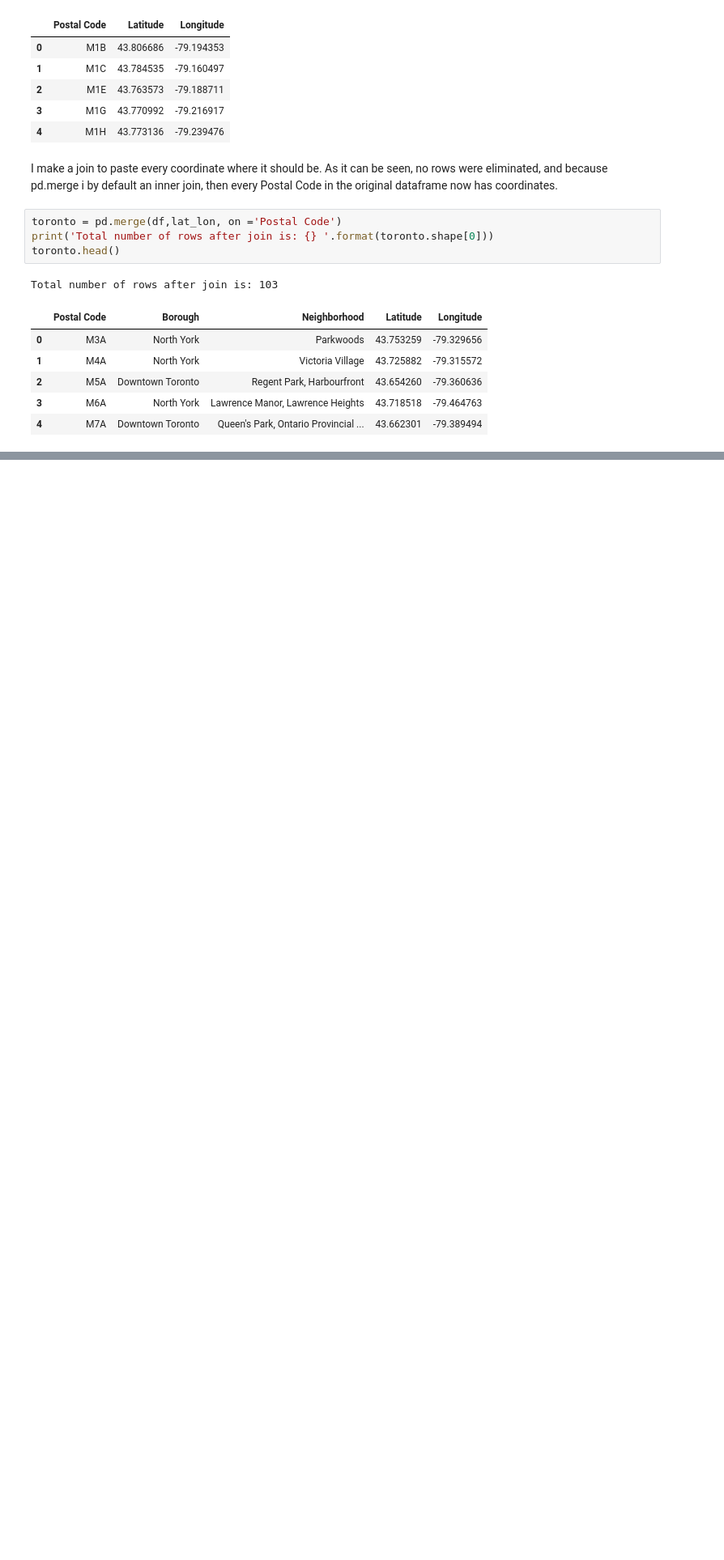
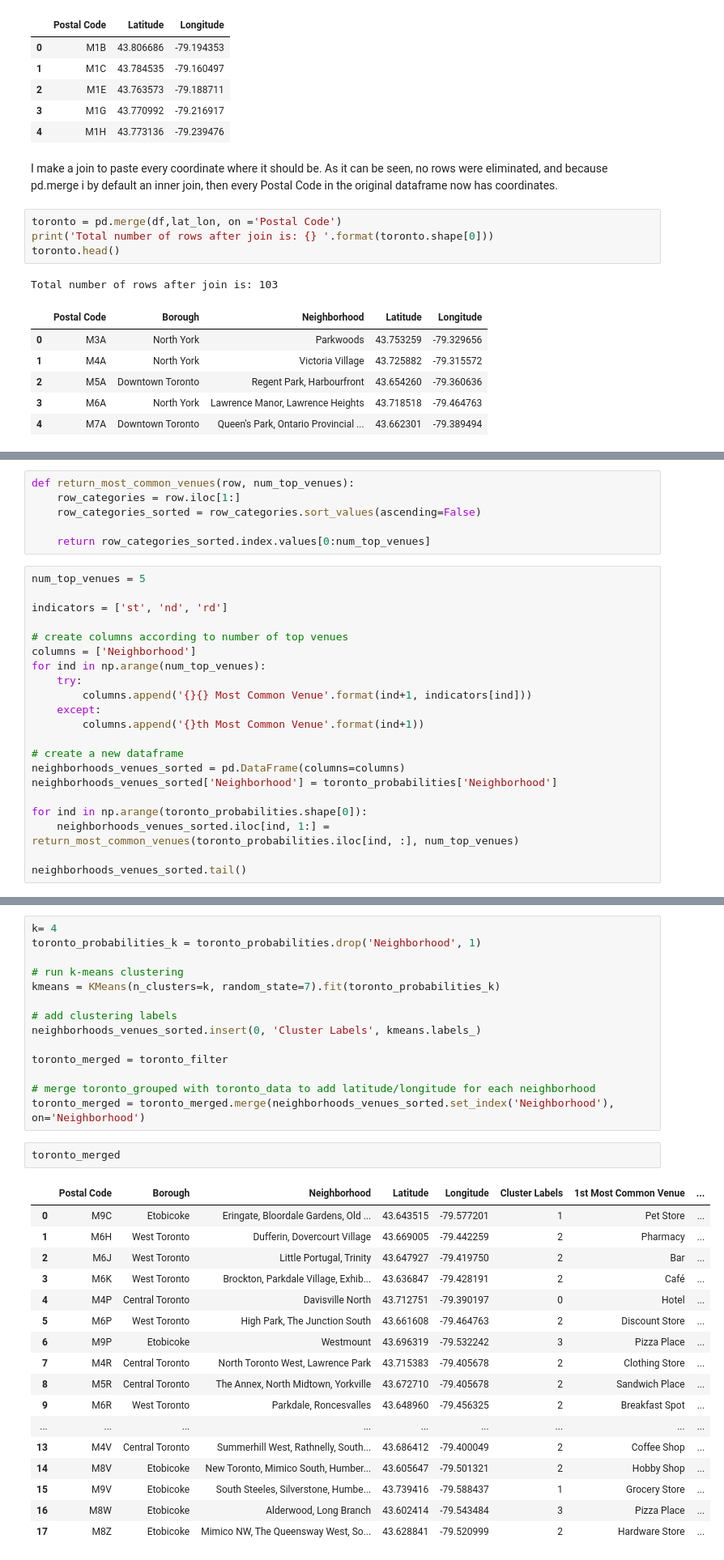
Before and after one commit to mig-calval/Coursera_Capstone, a Jupyter notebook: Capstone_Project.ipynb, the cells around one changed output, grey strips where cells are left out. Shown at 81% size. Drawn from its saved outputs; the diff is of its cells as text; blank space fills up the shorter version.

```diff
--- a/Capstone_Project.ipynb
+++ b/Capstone_Project.ipynb
@@ -185,0 +409,27 @@ toronto.groupby('Borough').count()
+# %%
+def return_most_common_venues(row, num_top_venues):
+    row_categories = row.iloc[1:]
+    row_categories_sorted = row_categories.sort_values(ascending=False)
+
+    return row_categories_sorted.index.values[0:num_top_venues]
+# %%
+num_top_venues = 5
+
+indicators = ['st', 'nd', 'rd']
+
+# create columns according to number of top venues
+columns = ['Neighborhood']
+for ind in np.arange(num_top_venues):
+    try:
+        columns.append('{}{} Most Common Venue'.format(ind+1, indicators[ind]))
+    except:
+        columns.append('{}th Most Common Venue'.format(ind+1))
+
+# create a new dataframe
+neighborhoods_venues_sorted = pd.DataFrame(columns=columns)
+neighborhoods_venues_sorted['Neighborhood'] = toronto_probabilities['Neighborhood']
+
+for ind in np.arange(toronto_probabilities.shape[0]):
+    neighborhoods_venues_sorted.iloc[ind, 1:] = return_most_common_venues(toronto_probabilities.iloc[ind, :], num_top_venues)
+
+neighborhoods_venues_sorted.tail()
@@ -185,0 +445,34 @@ toronto.groupby('Borough').count()
+# %%
+k= 4
+toronto_probabilities_k = toronto_probabilities.drop('Neighborhood', 1)
+
+# run k-means clustering
+kmeans = KMeans(n_clusters=k, random_state=7).fit(toronto_probabilities_k)
+
+# add clustering labels
+neighborhoods_venues_sorted.insert(0, 'Cluster Labels', kmeans.labels_)
+
+toronto_merged = toronto_filter
+
+# merge toronto_grouped with toronto_data to add latitude/longitude for each neighborhood
+toronto_merged = toronto_merged.merge(neighborhoods_venues_sorted.set_index('Neighborhood'), on='Neighborhood')
+# %%
+toronto_merged
+# %% [output]
+|  | Postal Code | Borough | Neighborhood | Latitude | Longitude | Cluster Labels | 1st Most Common Venue | ... |
+| 0 | M9C | Etobicoke | Eringate, Bloordale Gardens, Old ... | 43.643515 | -79.577201 | 1 | Pet Store | ... |
+| 1 | M6H | West Toronto | Dufferin, Dovercourt Village | 43.669005 | -79.442259 | 2 | Pharmacy | ... |
+| 2 | M6J | West Toronto | Little Portugal, Trinity | 43.647927 | -79.419750 | 2 | Bar | ... |
+| 3 | M6K | West Toronto | Brockton, Parkdale Village, Exhib... | 43.636847 | -79.428191 | 2 | Café | ... |
+| 4 | M4P | Central Toronto | Davisville North | 43.712751 | -79.390197 | 0 | Hotel | ... |
+| 5 | M6P | West Toronto | High Park, The Junction South | 43.661608 | -79.464763 | 2 | Discount Store | ... |
+| 6 | M9P | Etobicoke | Westmount | 43.696319 | -79.532242 | 3 | Pizza Place | ... |
+| 7 | M4R | Central Toronto | North Toronto West, Lawrence Park | 43.715383 | -79.405678 | 2 | Clothing Store | ... |
+| 8 | M5R | Central Toronto | The Annex, North Midtown, Yorkville | 43.672710 | -79.405678 | 2 | Sandwich Place | ... |
+| 9 | M6R | West Toronto | Parkdale, Roncesvalles | 43.648960 | -79.456325 | 2 | Breakfast Spot | ... |
+| ... | ... | ... | ... | ... | ... | ... | ... | ... |
+| 13 | M4V | Central Toronto | Summerhill West, Rathnelly, South... | 43.686412 | -79.400049 | 2 | Coffee Shop | ... |
+| 14 | M8V | Etobicoke | New Toronto, Mimico South, Humber... | 43.605647 | -79.501321 | 2 | Hobby Shop | ... |
+| 15 | M9V | Etobicoke | South Steeles, Silverstone, Humbe... | 43.739416 | -79.588437 | 1 | Grocery Store | ... |
+| 16 | M8W | Etobicoke | Alderwood, Long Branch | 43.602414 | -79.543484 | 3 | Pizza Place | ... |
+| 17 | M8Z | Etobicoke | Mimico NW, The Queensway West, So... | 43.628841 | -79.520999 | 2 | Hardware Store | ... |
```
Also changed, not shown: parts of 41 cells of this notebook.
